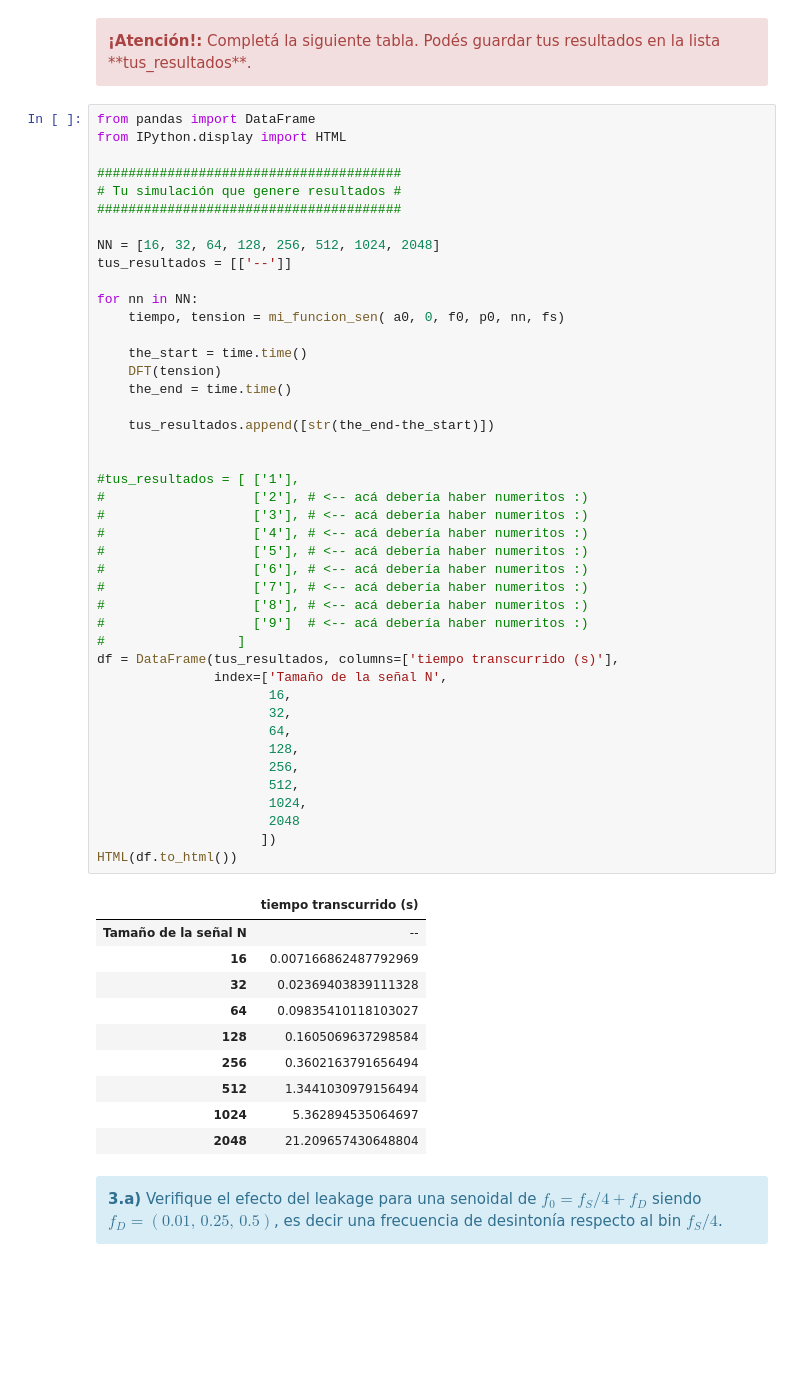
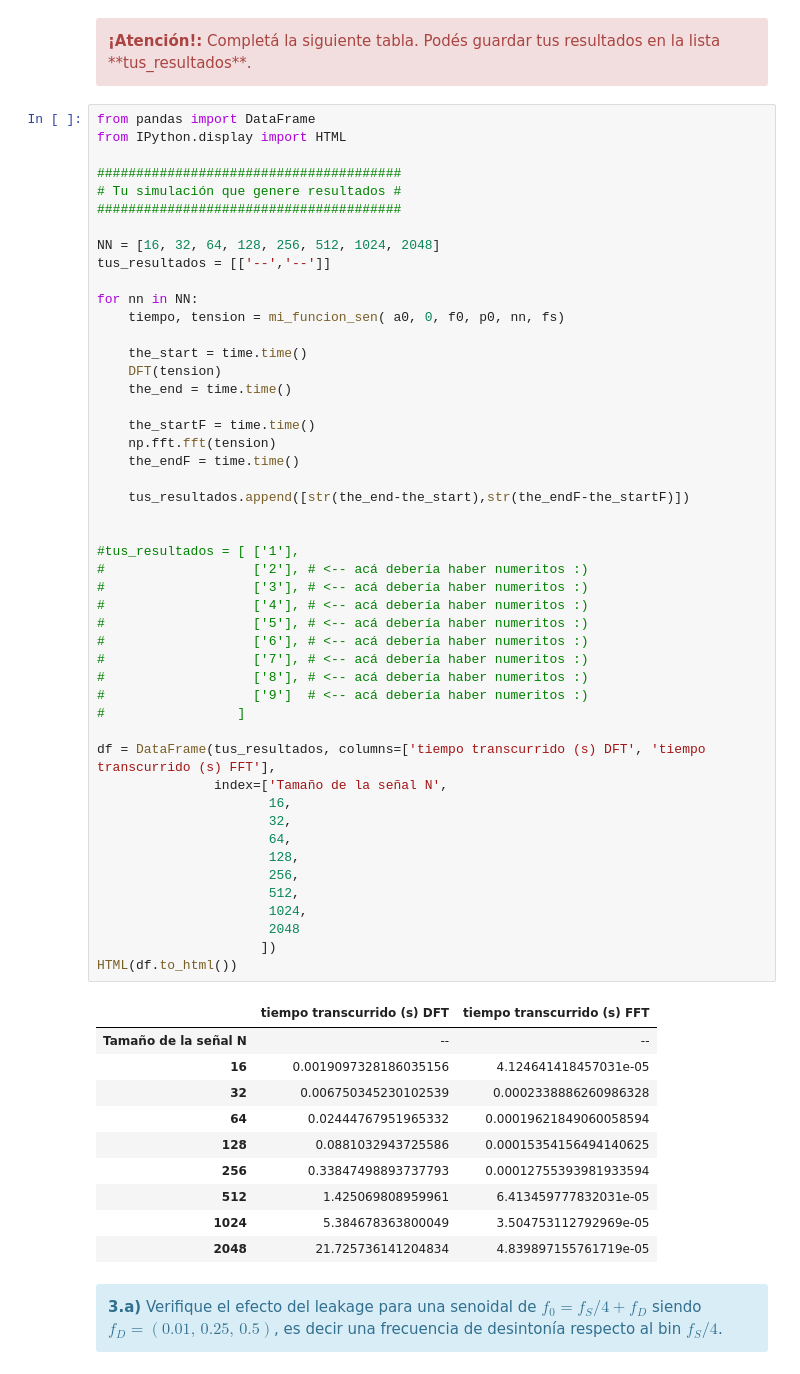
Before and after one commit to fcatuogno/PDS_TPs, a Jupyter notebook: TP1 - Muestreo de señales - Forurier.ipynb, the cells around one changed output. Saved outputs shown, nothing was run; the diff lists cells and outputs as text; blank space fills up the shorter version.

Commit message:
Se calculan tiempos np.fft.fft y se añaden a fines de comparación del punto 2.a) y 2.b)

```diff
--- a/TP1 - Muestreo de señales - Forurier.ipynb
+++ b/TP1 - Muestreo de señales - Forurier.ipynb
@@ -284,51 +284,56 @@ from IPython.display import HTML
 #######################################
 
 NN = [16, 32, 64, 128, 256, 512, 1024, 2048]
-tus_resultados = [['--']]
+tus_resultados = [['--','--']]
 
 for nn in NN:
     tiempo, tension = mi_funcion_sen( a0, 0, f0, p0, nn, fs)
 
     the_start = time.time()
     DFT(tension)
     the_end = time.time()
 
-    tus_resultados.append([str(the_end-the_start)])
+    the_startF = time.time()
+    np.fft.fft(tension)
+    the_endF = time.time()
+
+    tus_resultados.append([str(the_end-the_start),str(the_endF-the_startF)])
 
 
 #tus_resultados = [ ['1'],
 #                   ['2'], # <-- acá debería haber numeritos :)
 #                   ['3'], # <-- acá debería haber numeritos :)
 #                   ['4'], # <-- acá debería haber numeritos :)
 #                   ['5'], # <-- acá debería haber numeritos :)
 #                   ['6'], # <-- acá debería haber numeritos :)
 #                   ['7'], # <-- acá debería haber numeritos :)
 #                   ['8'], # <-- acá debería haber numeritos :)
 #                   ['9']  # <-- acá debería haber numeritos :)
 #                 ]
-df = DataFrame(tus_resultados, columns=['tiempo transcurrido (s)'],
+
+df = DataFrame(tus_resultados, columns=['tiempo transcurrido (s) DFT', 'tiempo transcurrido (s) FFT'],
                index=['Tamaño de la señal N',
                       16,
                       32,
                       64,
                       128,
                       256,
                       512,
                       1024,
                       2048
                      ])
 HTML(df.to_html())
 # %% [output]
-|  | tiempo transcurrido (s) |
-| Tamaño de la señal N | -- |
-| 16 | 0.007166862487792969 |
-| 32 | 0.02369403839111328 |
-| 64 | 0.09835410118103027 |
-| 128 | 0.1605069637298584 |
-| 256 | 0.3602163791656494 |
-| 512 | 1.3441030979156494 |
-| 1024 | 5.362894535064697 |
-| 2048 | 21.209657430648804 |
+|  | tiempo transcurrido (s) DFT | tiempo transcurrido (s) FFT |
+| Tamaño de la señal N | -- | -- |
+| 16 | 0.0019097328186035156 | 4.124641418457031e-05 |
+| 32 | 0.006750345230102539 | 0.0002338886260986328 |
+| 64 | 0.02444767951965332 | 0.00019621849060058594 |
+| 128 | 0.0881032943725586 | 0.00015354156494140625 |
+| 256 | 0.33847498893737793 | 0.00012755393981933594 |
+| 512 | 1.425069808959961 | 6.413459777832031e-05 |
+| 1024 | 5.384678363800049 | 3.504753112792969e-05 |
+| 2048 | 21.725736141204834 | 4.839897155761719e-05 |
 # %% [markdown]
 <div class="alert alert-block alert-info">
 <b>3.a)</b> Verifique el efecto del leakage para una senoidal de $f_0 = f_S/4 + f_D$ siendo $f_D = (0.01,\, 0.25,\, 0.5)$, es decir una frecuencia de desintonía respecto al bin $f_S/4$.
```
